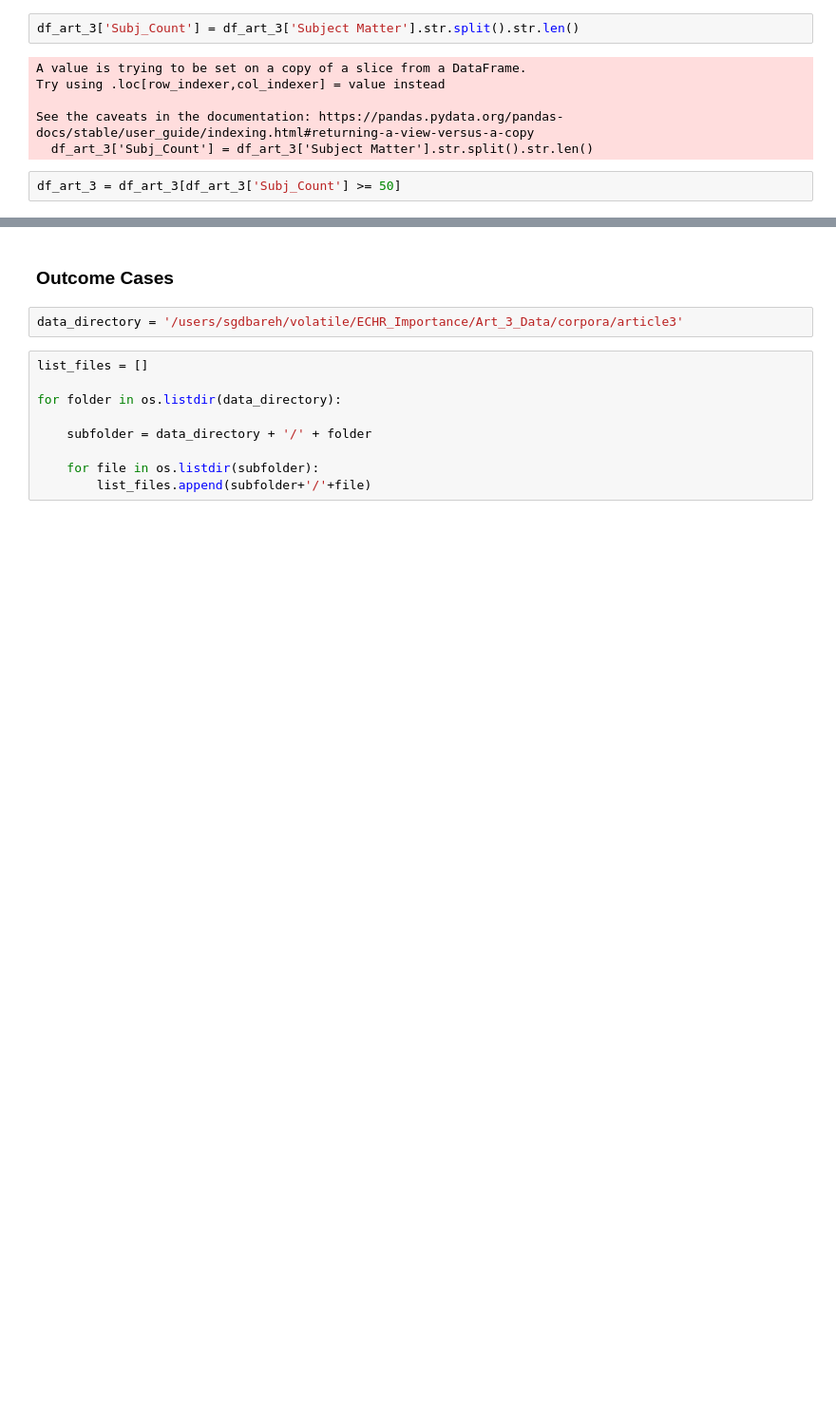
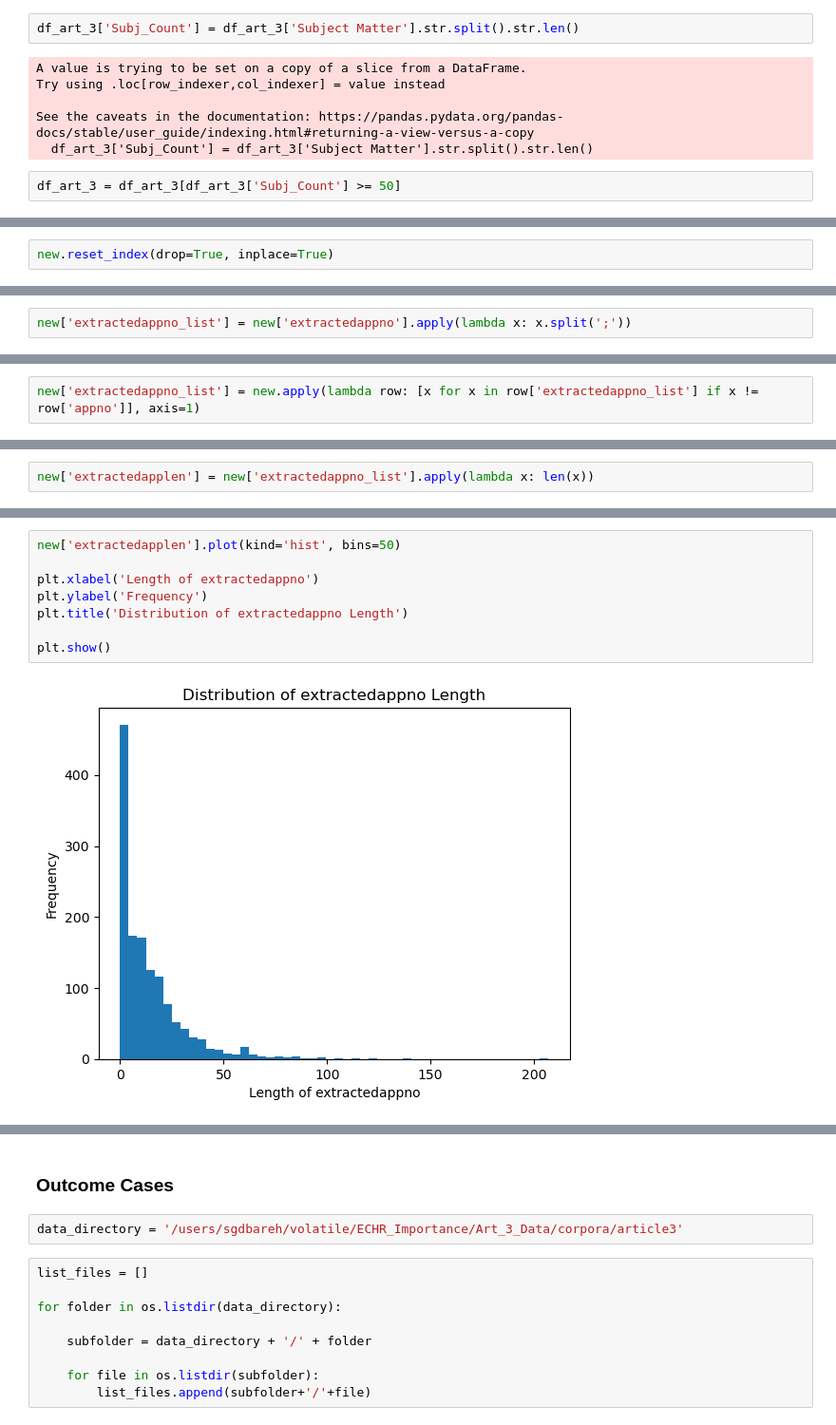
Before and after one commit to dahrb/ECHR_Case_Importance, a Jupyter notebook: Art_3_Data_Process/data_process_draft.ipynb, the cells around one changed output, grey strips where cells are left out. Shown: that part at 95% size. Cells and saved outputs as stored; diff of their text form; blank space fills up the shorter version.

```diff
--- a/Art_3_Data_Process/data_process_draft.ipynb
+++ b/Art_3_Data_Process/data_process_draft.ipynb
@@ -152,0 +282,2 @@ df_art_3 = df_art_3[df_art_3['Subj_Count'] >= 50]
+# %%
+new.reset_index(drop=True, inplace=True)
@@ -152,0 +288,2 @@ df_art_3 = df_art_3[df_art_3['Subj_Count'] >= 50]
+# %%
+new['extractedappno_list'] = new['extractedappno'].apply(lambda x: x.split(';'))
@@ -152,0 +305,2 @@ df_art_3 = df_art_3[df_art_3['Subj_Count'] >= 50]
+# %%
+new['extractedappno_list'] = new.apply(lambda row: [x for x in row['extractedappno_list'] if x != row['appno']], axis=1)
@@ -152,0 +321,2 @@ df_art_3 = df_art_3[df_art_3['Subj_Count'] >= 50]
+# %%
+new['extractedapplen'] = new['extractedappno_list'].apply(lambda x: len(x))
@@ -152,0 +339,10 @@ df_art_3 = df_art_3[df_art_3['Subj_Count'] >= 50]
+# %%
+new['extractedapplen'].plot(kind='hist', bins=50)
+
+plt.xlabel('Length of extractedappno')
+plt.ylabel('Frequency')
+plt.title('Distribution of extractedappno Length')
+
+plt.show()
+# %% [output]
+[figure, added]
```
Also changed, not shown: parts of 45 cells of this notebook, 28 other files.
